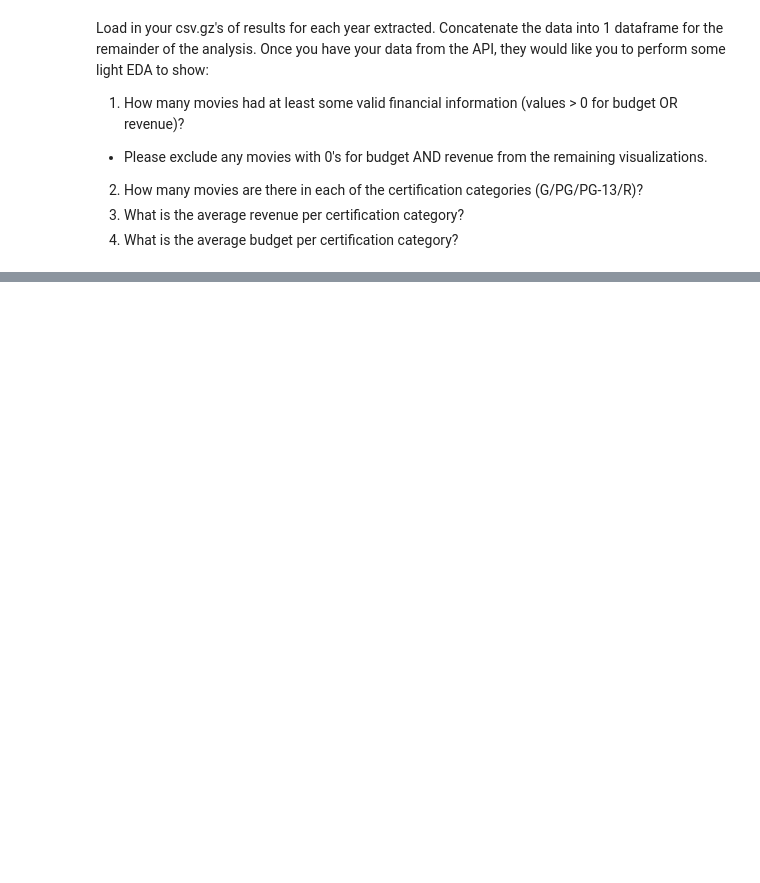
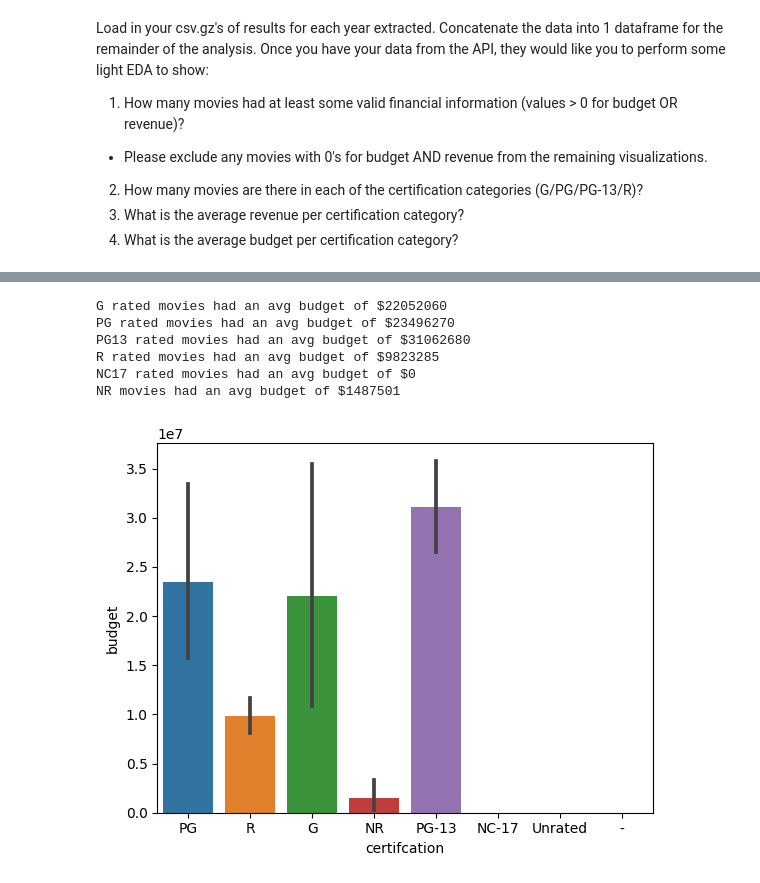
Before and after one commit to SeanRommes/Predicting-Better-Movies, a Jupyter notebook: Making Better Movies-Pt 2.ipynb, the cells around one changed output, grey strips where cells are left out. Cells and saved outputs as stored; diff of their text form; code cells hidden in the pictures; blank space fills up the shorter version.

```diff
--- a/Making Better Movies-Pt 2.ipynb
+++ b/Making Better Movies-Pt 2.ipynb
@@ -176,0 +350,26 @@ movies
+# %%
+# if the above table is hard to read
+G = 2.205206e+07
+PG = 2.349627e+07
+PG13 = 3.106268e+07
+R = 9.823285e+06
+NC17 = 	0.000000e+00
+NR = 1.487501e+06
+print('G rated movies had an avg budget of ${:.0f}'.format(G))
+print('PG rated movies had an avg budget of ${:.0f}'.format(PG))
+print('PG13 rated movies had an avg budget of ${:.0f}'.format(PG13))
+print('R rated movies had an avg budget of ${:.0f}'.format(R))
+print('NC17 rated movies had an avg budget of ${:.0f}'.format(NC17))
+print('NR movies had an avg budget of ${:.0f}'.format(NR))
+# %% [output]
+G rated movies had an avg budget of $22052060
+PG rated movies had an avg budget of $23496270
+PG13 rated movies had an avg budget of $31062680
+R rated movies had an avg budget of $9823285
+NC17 rated movies had an avg budget of $0
+NR movies had an avg budget of $1487501
+# %%
+#visualize certification budget
+sns.barplot(data = early_2k_movies, x = 'certifcation', y ='budget');
+# %% [output]
+[figure, added]
```
Also changed, not shown: parts of 23 cells of this notebook, 5 other files.
